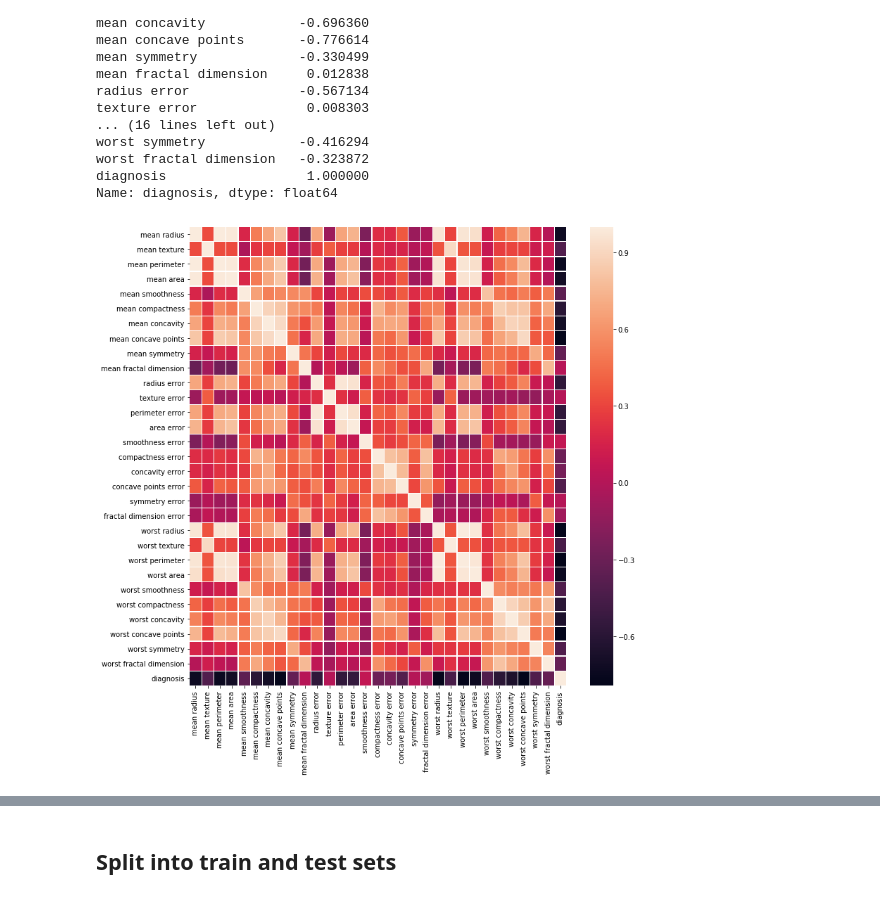
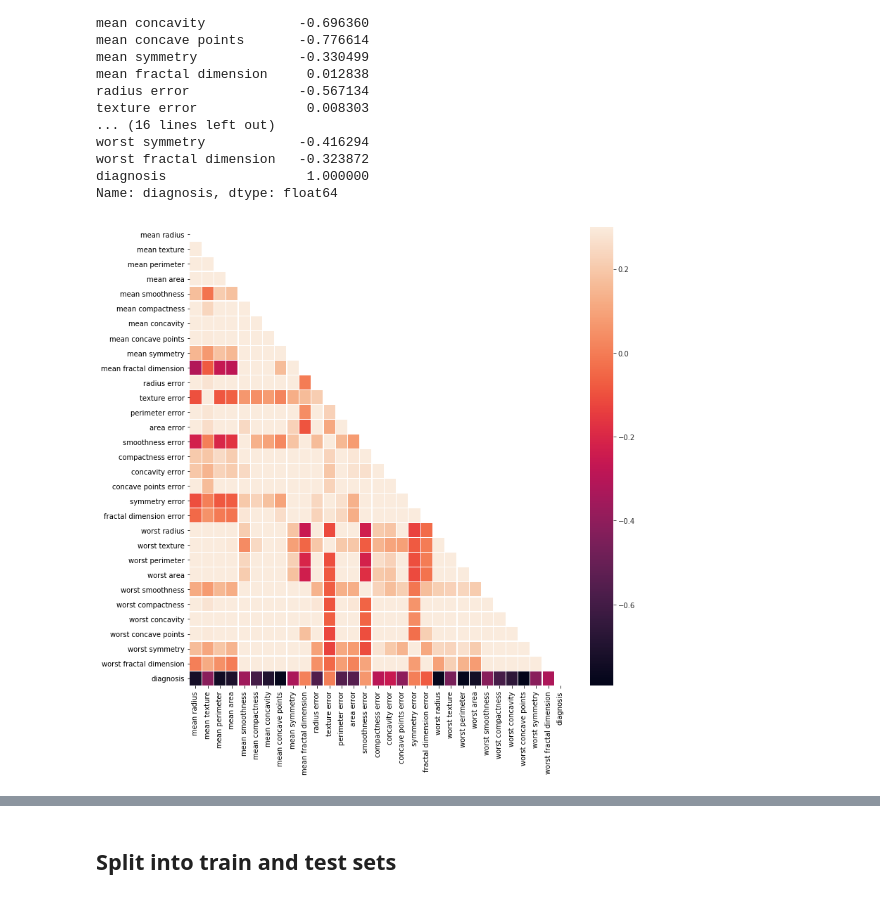
Before and after one commit to pratyakshajha/Machine-Learning-Problems, a Jupyter notebook: Breast cancer Wisconsin/breast cancer.ipynb, the cells around one changed output, grey strips where cells are left out. Cells and saved outputs as stored; diff of their text form; code cells hidden in the pictures.

```diff
--- a/Breast cancer Wisconsin/breast cancer.ipynb
+++ b/Breast cancer Wisconsin/breast cancer.ipynb
@@ -110,14 +110,20 @@ worst fractal dimension   -0.323872
 diagnosis                  1.000000
 Name: diagnosis, dtype: float64
 # %%
+import numpy as np
 import matplotlib.pyplot as plt
 import seaborn as sns
 
+mask = np.zeros_like(corr_matrix)
+mask[np.triu_indices_from(mask)] = True
+
 f, ax = plt.subplots(figsize=(12,12))
-sns.heatmap(corr_matrix, linewidth = 0.2, ax = ax)
+with sns.axes_style("white"):
+     ax = sns.heatmap(corr_matrix, mask=mask, linewidth = 0.2, vmax=.3);
+
 plt.show()
 # %% [output]
-[figure, old version]
+[figure, new version]
 # %%
 newCol = []
 for i, col in enumerate(df.columns):
```
Also changed, not shown: parts of 7 cells of this notebook, 1 other file.
